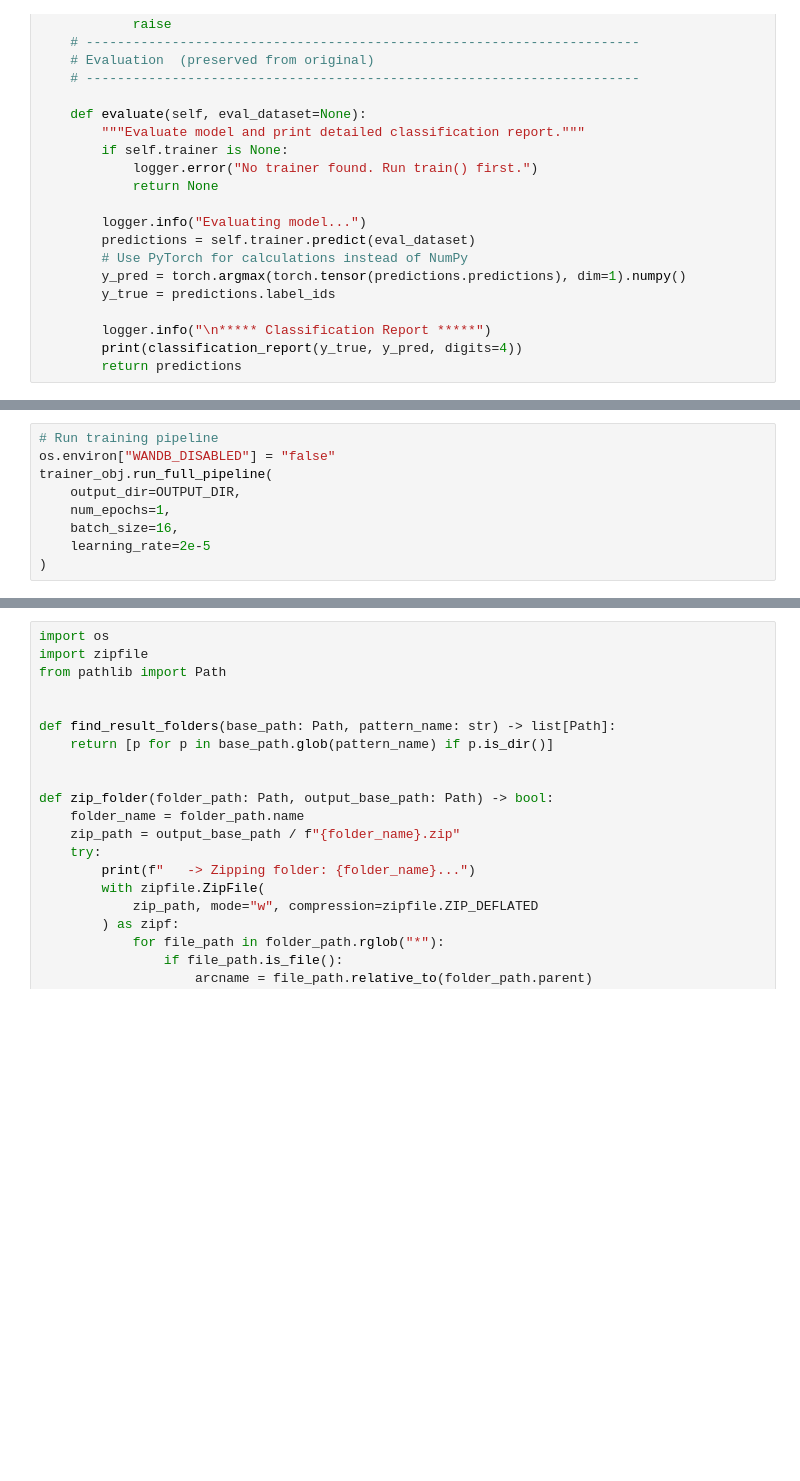
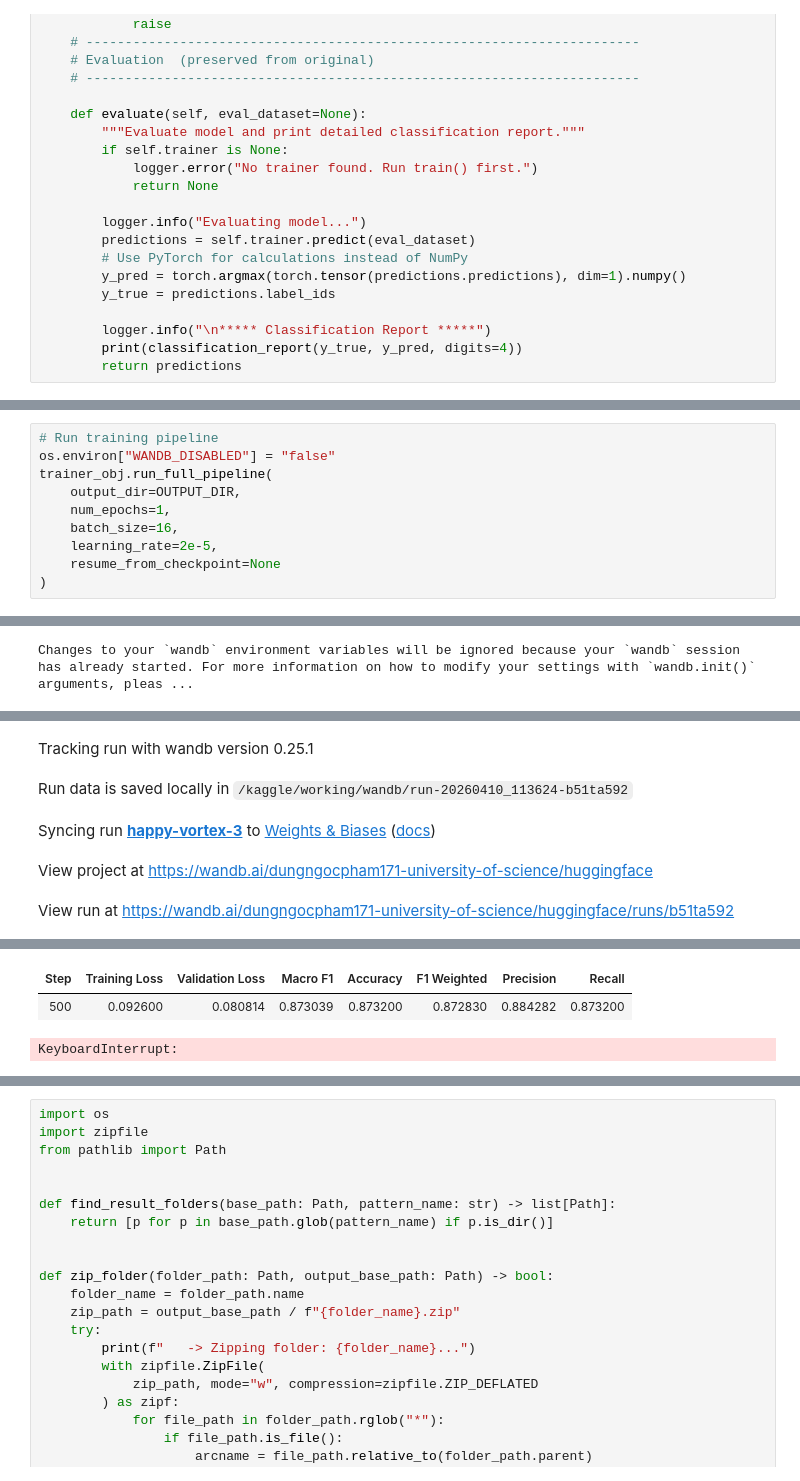
Before and after one commit to dzungphieuluuky/SemEval-TaskA, a Jupyter notebook: baselines/Kaggle_starters/Task-A-improve.ipynb, the cells around one changed output, grey strips where cells are left out. Saved outputs shown, nothing was run; the diff lists cells and outputs as text; blank space fills up the shorter version.

Commit message:
Kaggle Notebook | Task-A-improve | Version 14

```diff
--- a/baselines/Kaggle_starters/Task-A-improve.ipynb
+++ b/baselines/Kaggle_starters/Task-A-improve.ipynb
@@ -1096,5 +1127,7 @@ trainer_obj.run_full_pipeline(
     output_dir=OUTPUT_DIR,
     num_epochs=1,
     batch_size=16,
-    learning_rate=2e-5
+    learning_rate=2e-5,
+    resume_from_checkpoint=None
 )
+# %% [output]
@@ -1100,0 +1168 @@ trainer_obj.run_full_pipeline(
+Changes to your `wandb` environment variables will be ignored because your `wandb` session has already started. For more information on how to modify your settings with `wandb.init()` arguments, pleas ...
@@ -1100,0 +1170,5 @@ trainer_obj.run_full_pipeline(
+Tracking run with wandb version 0.25.1
+Run data is saved locally in /kaggle/working/wandb/run-20260410_113624-b51ta592
+Syncing run happy-vortex-3 to Weights & Biases (docs)
+View project at https://wandb.ai/dungngocpham171-university-of-science/huggingface
+View run at https://wandb.ai/dungngocpham171-university-of-science/huggingface/runs/b51ta592
@@ -1101 +1176,4 @@ trainer_obj.run_full_pipeline(
+| Step | Training Loss | Validation Loss | Macro F1 | Accuracy | F1 Weighted | Precision | Recall |
+| 500 | 0.092600 | 0.080814 | 0.873039 | 0.873200 | 0.872830 | 0.884282 | 0.873200 |
+KeyboardInterrupt:
 # %%
```
Also changed, not shown: parts of 10 cells of this notebook.
